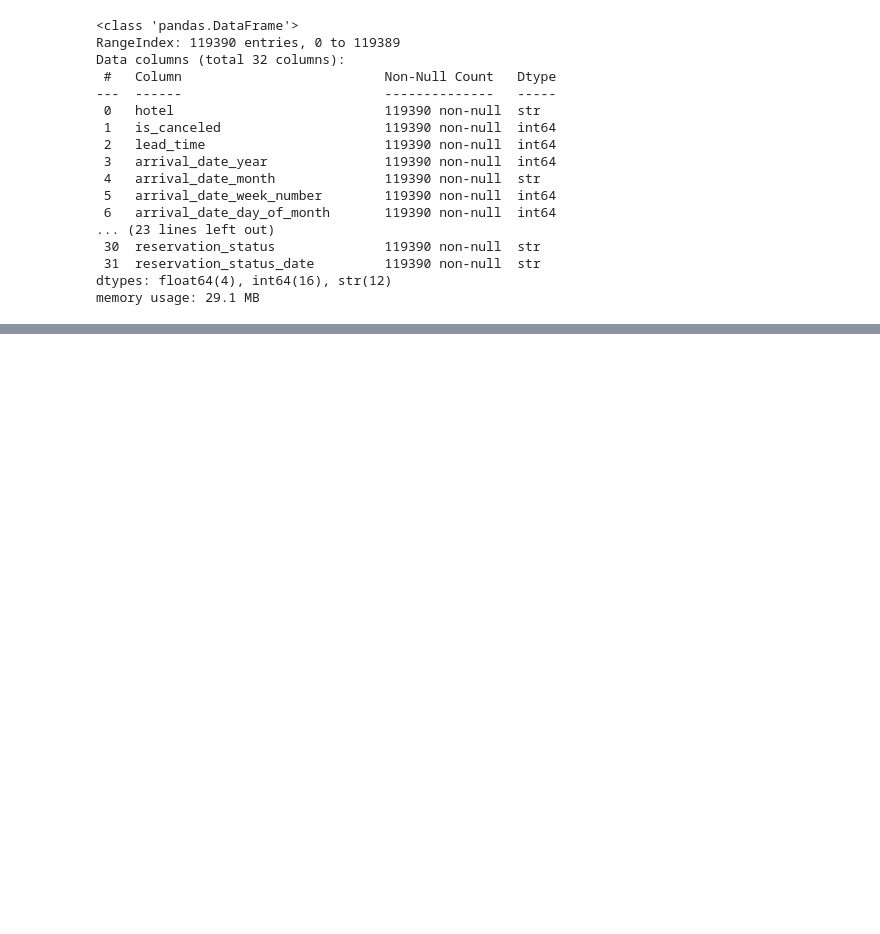
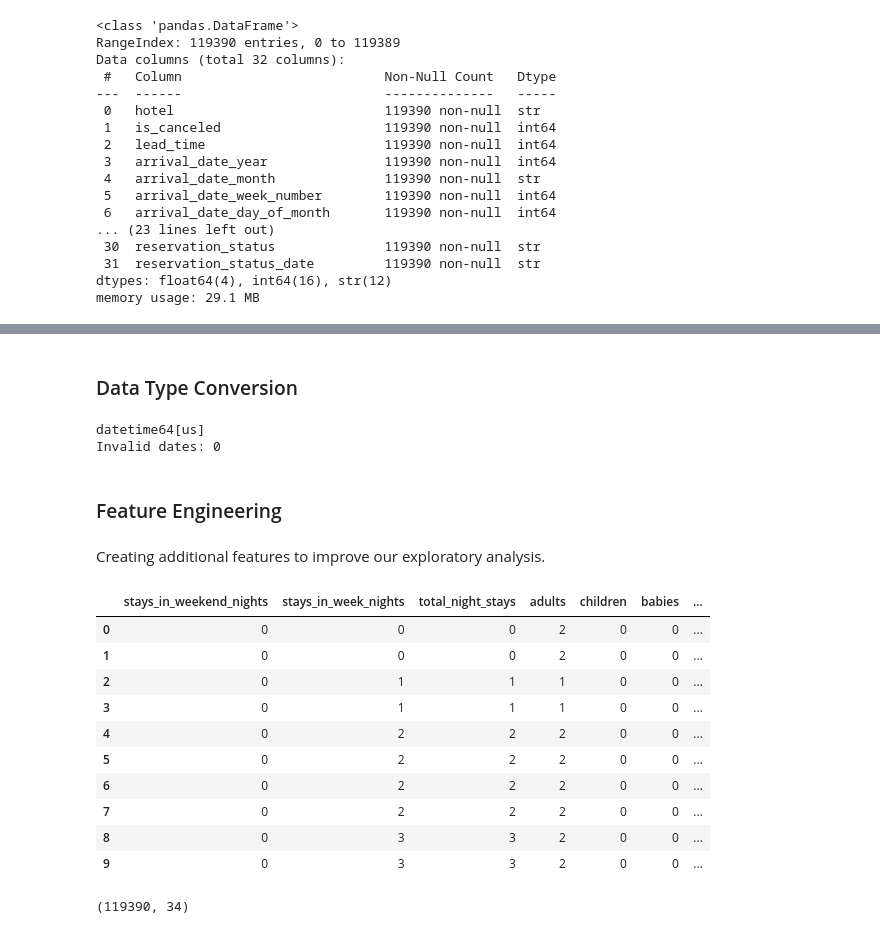
Before and after one commit to Himanshu584/Hotel-Booking-Demand-Analysis, a Jupyter notebook: hotel_booking_eda.ipynb, the cells around one changed output, grey strips where cells are left out. Saved outputs shown, nothing was run; the diff lists cells and outputs as text; code cells hidden in the pictures; blank space fills up the shorter version.

```diff
--- a/hotel_booking_eda.ipynb
+++ b/hotel_booking_eda.ipynb
@@ -48,0 +181,20 @@ memory usage: 29.1 MB
+# %% [markdown]
+### Data Type Conversion
+# %%
+# converting date columns to datetime format
+data["reservation_status_date"] = pd.to_datetime(
+    data["reservation_status_date"],
+    errors="coerce"
+)
+# %%
+print(data["reservation_status_date"].dtype)
+
+print("Invalid dates:",
+      data["reservation_status_date"].isna().sum())
+# %% [output]
+datetime64[us]
+Invalid dates: 0
+# %% [markdown]
+### Feature Engineering
+# %% [markdown]
+Creating additional features to improve our exploratory analysis.
@@ -48,0 +207,28 @@ memory usage: 29.1 MB
+# %%
+# verifying the new columns
+data[[
+    "stays_in_weekend_nights",
+    "stays_in_week_nights",
+    "total_night_stays",
+    "adults",
+    "children",
+    "babies",
+    "total_guests"
+]].head(10)
+# %% [output]
+|  | stays_in_weekend_nights | stays_in_week_nights | total_night_stays | adults | children | babies | ... |
+| 0 | 0 | 0 | 0 | 2 | 0 | 0 | ... |
+| 1 | 0 | 0 | 0 | 2 | 0 | 0 | ... |
+| 2 | 0 | 1 | 1 | 1 | 0 | 0 | ... |
+| 3 | 0 | 1 | 1 | 1 | 0 | 0 | ... |
+| 4 | 0 | 2 | 2 | 2 | 0 | 0 | ... |
+| 5 | 0 | 2 | 2 | 2 | 0 | 0 | ... |
+| 6 | 0 | 2 | 2 | 2 | 0 | 0 | ... |
+| 7 | 0 | 2 | 2 | 2 | 0 | 0 | ... |
+| 8 | 0 | 3 | 3 | 2 | 0 | 0 | ... |
+| 9 | 0 | 3 | 3 | 2 | 0 | 0 | ... |
+# %%
+# new shape of dataset
+data.shape
+# %% [output]
+(119390, 34)
```
Also changed, not shown: parts of 55 cells of this notebook.
